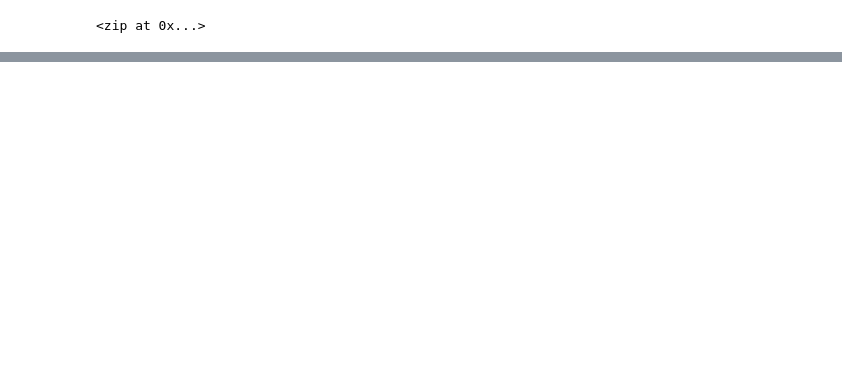
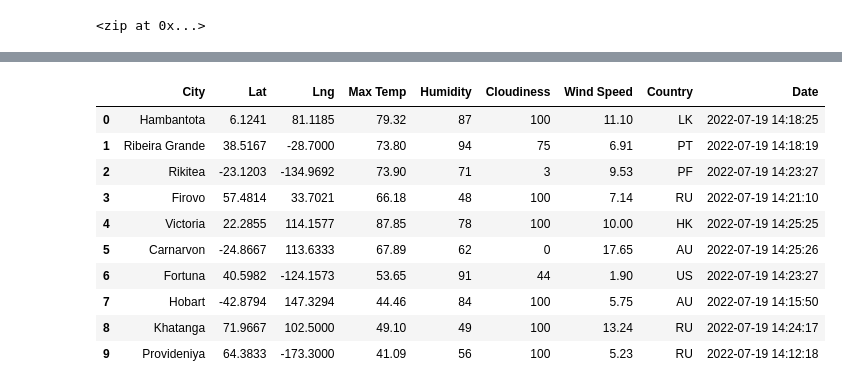
Before and after one commit to ABorden23/World_Weather_Analysis, a Jupyter notebook: WeatherPy.ipynb, the cells around one changed output, grey strips where cells are left out. Saved outputs shown, nothing was run; the diff lists cells and outputs as text; code cells hidden in the pictures; blank space fills up the shorter version.

```diff
--- a/WeatherPy.ipynb
+++ b/WeatherPy.ipynb
@@ -5,0 +16,4 @@ import numpy as np
+# %%
+# Starting URL for Weather Map API Call.
+url = "http://api.openweathermap.org/data/2.5/weather?units=Imperial&APPID=" + weather_api_key
+print(url)
@@ -54,0 +154,16 @@ len(cities)
+# %%
+# Convert the array of dictionaries to a Pandas DataFrame.
+city_data_df = pd.DataFrame(city_data)
+city_data_df.head(10)
+# %% [output]
+|  | City | Lat | Lng | Max Temp | Humidity | Cloudiness | Wind Speed | Country | Date |
+| 0 | Hambantota | 6.1241 | 81.1185 | 79.32 | 87 | 100 | 11.10 | LK | 2022-07-19 14:18:25 |
+| 1 | Ribeira Grande | 38.5167 | -28.7000 | 73.80 | 94 | 75 | 6.91 | PT | 2022-07-19 14:18:19 |
+| 2 | Rikitea | -23.1203 | -134.9692 | 73.90 | 71 | 3 | 9.53 | PF | 2022-07-19 14:23:27 |
+| 3 | Firovo | 57.4814 | 33.7021 | 66.18 | 48 | 100 | 7.14 | RU | 2022-07-19 14:21:10 |
+| 4 | Victoria | 22.2855 | 114.1577 | 87.85 | 78 | 100 | 10.00 | HK | 2022-07-19 14:25:25 |
+| 5 | Carnarvon | -24.8667 | 113.6333 | 67.89 | 62 | 0 | 17.65 | AU | 2022-07-19 14:25:26 |
+| 6 | Fortuna | 40.5982 | -124.1573 | 53.65 | 91 | 44 | 1.90 | US | 2022-07-19 14:23:27 |
+| 7 | Hobart | -42.8794 | 147.3294 | 44.46 | 84 | 100 | 5.75 | AU | 2022-07-19 14:15:50 |
+| 8 | Khatanga | 71.9667 | 102.5000 | 49.10 | 49 | 100 | 13.24 | RU | 2022-07-19 14:24:17 |
+| 9 | Provideniya | 64.3833 | -173.3000 | 41.09 | 56 | 100 | 5.23 | RU | 2022-07-19 14:12:18 |
```
Also changed, not shown: parts of 9 cells of this notebook, 6 other files.
